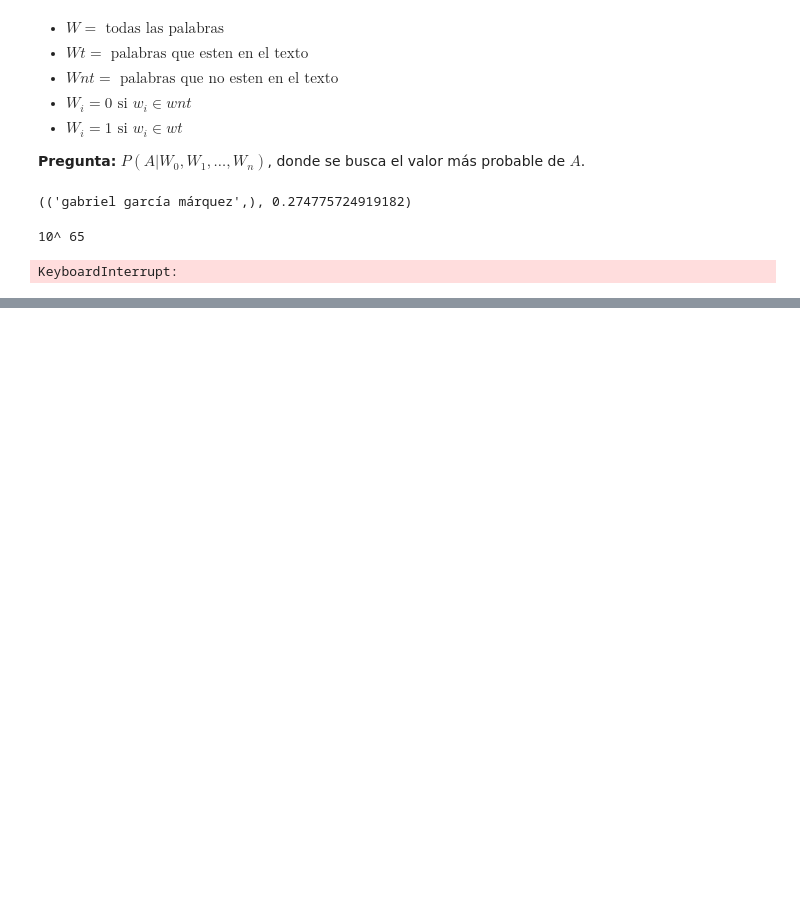
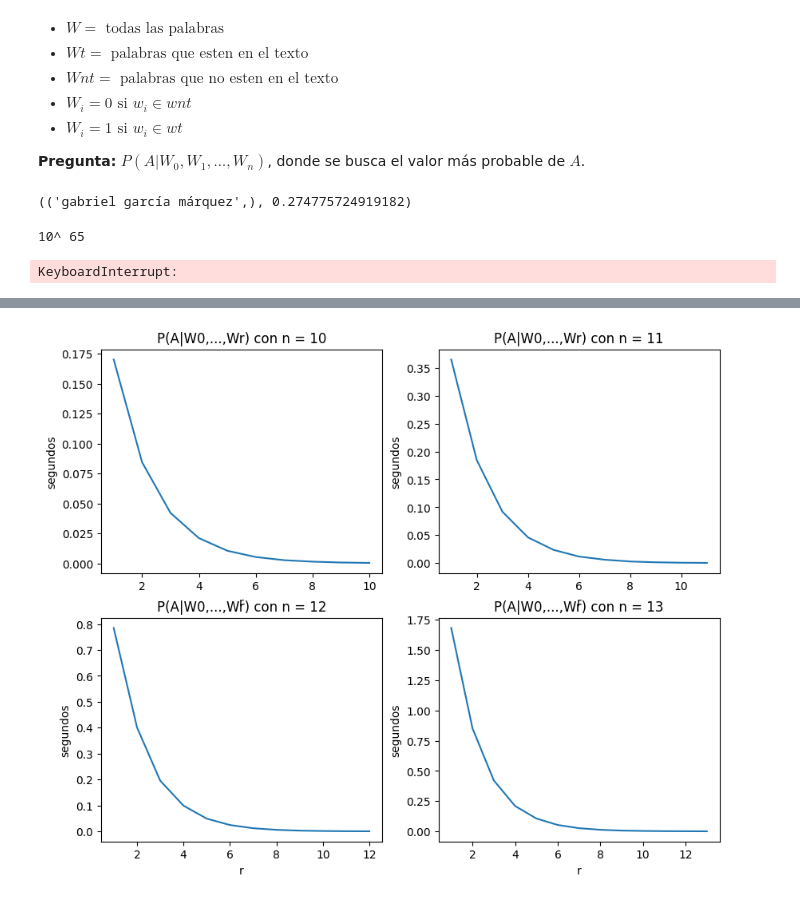
Before and after one commit to robertorys/Tesis, a Jupyter notebook: Test_mib_v2_3.ipynb, the cells around one changed output, grey strips where cells are left out. Saved outputs shown, nothing was run; the diff lists cells and outputs as text; code cells hidden in the pictures; blank space fills up the shorter version.

```diff
--- a/Test_mib_v2_3.ipynb
+++ b/Test_mib_v2_3.ipynb
@@ -981,0 +1062,3 @@ KeyboardInterrupt:
+# %%
+for i in range(1,len(time_Q_TAW_nv)):
+    print(i)
@@ -981,0 +1094,7 @@ KeyboardInterrupt:
+# %%
+t_qt = []
+for n in range(20,51):
+    t = round((2 * (2.1 ** (n - 10))) / 60, 2)
+    t = round(t / 60, 2)
+    t_qt.append(t)
+    print("t({ni}) = {ti}".format(ni = n, ti = t))
@@ -982 +1119,38 @@ KeyboardInterrupt:
+# %%
+import matplotlib.pyplot as plt
+fig, axs = plt.subplots(2, 1)
+
+xn = [i for i in range(1, 51)]
+
+axs[0,0].plot(xn, t_qd, label = "Como decisión")
+axs[0,0].set_title("P(A|W0)")
+
+axs[0,0].set_xlabel("vocabulario")
+axs[0,0].set_ylabel("horas")
+# %%
+import matplotlib.pyplot as plt
+nc = 2
+nf = 2
+fig, axs = plt.subplots(nc, nf)
+fig.set_size_inches(10,8)
+f = 0
+c = 0
+for i,t in enumerate(time_Q_TAW_nv):
+    xn = [k+1 for k in range(len(t))]
+    axs[c,f].plot(xn, t)
+    axs[c,f].set_title("P(A|W0,...,Wr) con n = {n}".format(n = len(t)))
+
+    axs[c,f].set_xlabel("r")
+    axs[c,f].set_ylabel("segundos")
+
+    if f == nf - 1:
+        f = 0
+        if c == nc - 1:
+            c = 0
+        else:
+            c += 1
+    else:
+        f += 1
+# %% [output]
+[figure, added]
 # %%
```
Also changed, not shown: parts of 11 cells of this notebook, 3 other files.
